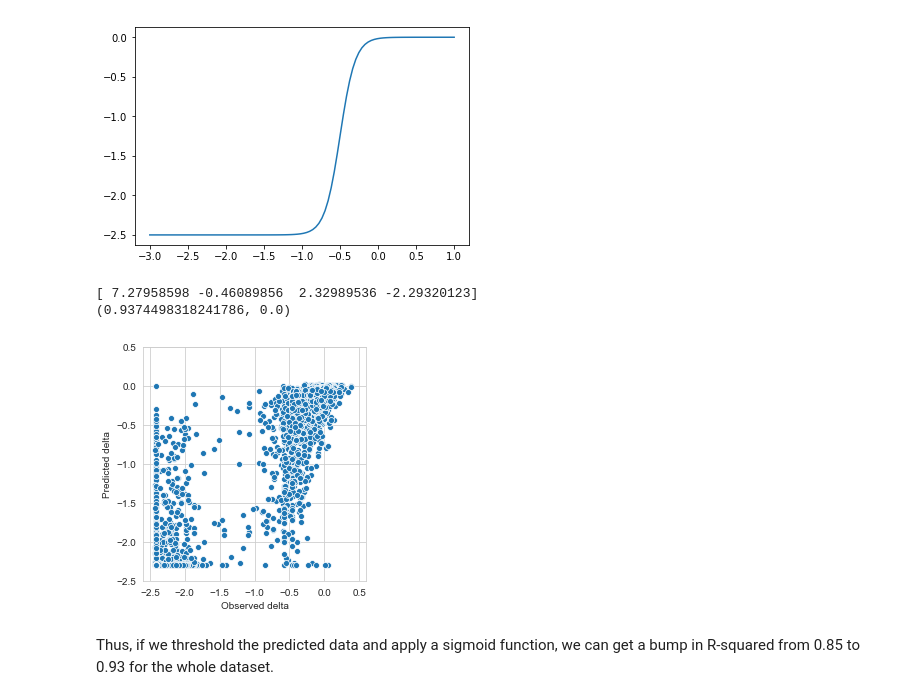
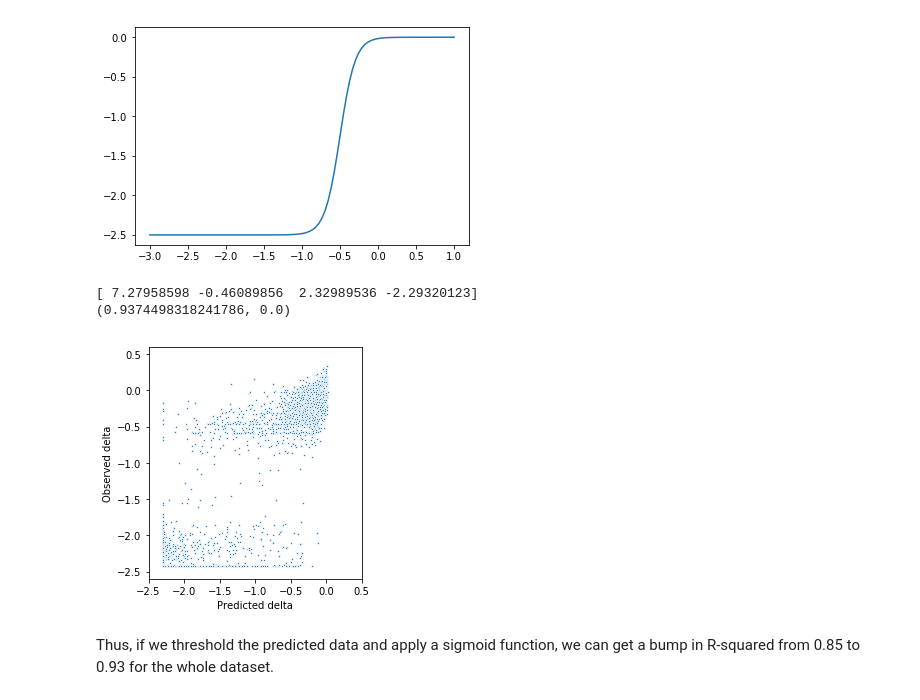
Before and after one commit to bdo311/mcprotein, a Jupyter notebook: code/gfp.ipynb, the cells around one changed output. Cells and saved outputs as stored; diff of their text form; code cells hidden in the pictures.

```diff
--- a/code/gfp.ipynb
+++ b/code/gfp.ipynb
@@ -216,33 +216,33 @@ def sigmoid_for_data(x, k, x0):
 # %%
 # Plot the fitted curve
 
 # trying to fit a model that changes ydata to xdata
 # popt, pcov = curve_fit(sigmoid_for_data, ydata, xdata, p0=[10, -0.5])
 # estimated_k, estimated_x0 = popt
 
 popt, pcov = curve_fit(sigmoid, ydata, xdata, p0=[10, -0.5, 3, 2.5])
 estimated_k, estimated_x0, estimated_a, estimated_b = popt
 print(popt)
 
 # y_fitted = [sigmoid_for_data(y, k=estimated_k, x0=estimated_x0) for y in ydata]
 y_fitted = [sigmoid(y, k=estimated_k, x0=estimated_x0, a=estimated_a, b=estimated_b) for y in ydata]
 print(pearsonr(xdata, y_fitted))
 
-pp = PdfPages("../data/fig1c.pdf")
+pp = PdfPages("../figures/fig1c.pdf")
 plt.figure(figsize=[4,4])
 some_points = np.random.choice(range(len(xdata)), 5000)
-sns.scatterplot(x=np.array(xdata)[some_points], y=np.array(y_fitted)[some_points])
-plt.xlabel("Observed delta")
-plt.ylabel("Predicted delta")
-plt.xlim([-2.6,0.6])
-plt.ylim([-2.5,0.5])
+sns.scatterplot(x=np.array(y_fitted)[some_points], y=np.array(xdata)[some_points], s=5, edgecolors='none')
+plt.xlabel("Predicted delta")
+plt.ylabel("Observed delta")
+plt.xlim([-2.5,0.5])
+plt.ylim([-2.6,0.6])
 plt.tight_layout()
 pp.savefig()
 pp.close()
 # %% [output]
 [ 7.27958598 -0.46089856  2.32989536 -2.29320123]
 (0.9374498318241786, 0.0)
-[figure, old version]
+[figure, new version]
 # %% [markdown]
 Thus, if we threshold the predicted data and apply a sigmoid function, we can get a bump in R-squared from 0.85 to 0.93 for the whole dataset.
 # %%
```
Also changed, not shown: parts of 6 cells of this notebook, 10 other files.
